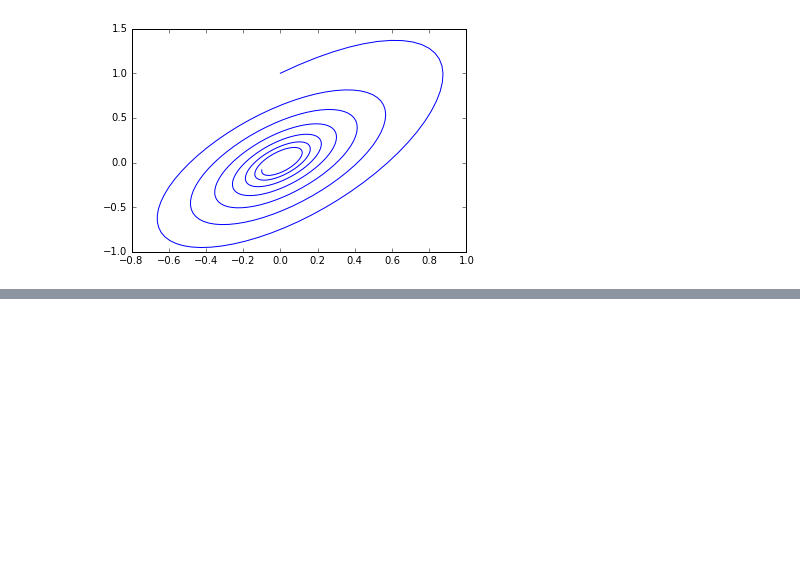
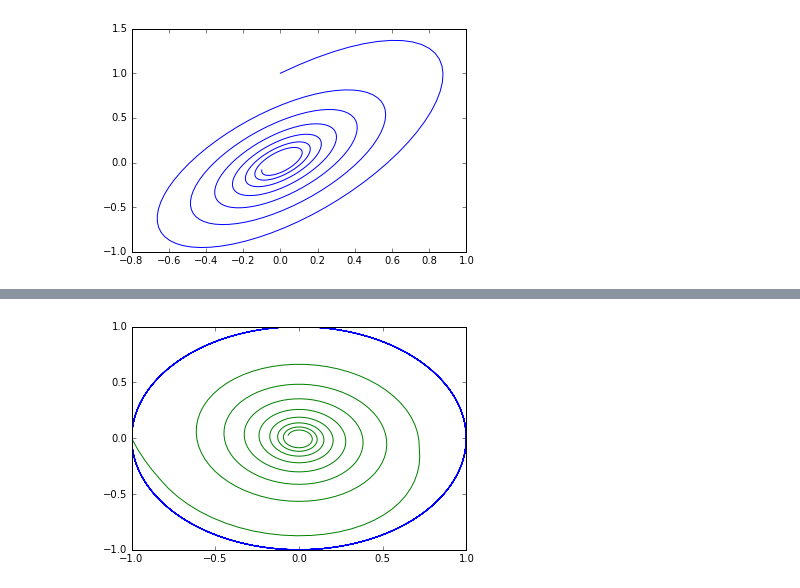
Before and after one commit to hugosl/Examen_1, a Jupyter notebook: Examen1.1.ipynb, the cells around one changed output, grey strips where cells are left out. Saved outputs shown, nothing was run; the diff lists cells and outputs as text; code cells hidden in the pictures; blank space fills up the shorter version.

```diff
--- a/Examen1.1.ipynb
+++ b/Examen1.1.ipynb
@@ -117,0 +139,8 @@ print E_fv[-1]
+# %%
+p = [0,1,-1,1]
+t,sol_id=rk4(e_mov,p,[0,50])
+t,sol_fv=rk4(e_mov,p,[0,50],fric_v)
+plot (sol_id[:,2],sol_id[:,0],sol_fv[:,2],sol_fv[:,0])
+show()
+# %% [output]
+[figure, added]
```
Also changed, not shown: parts of 4 cells of this notebook.
